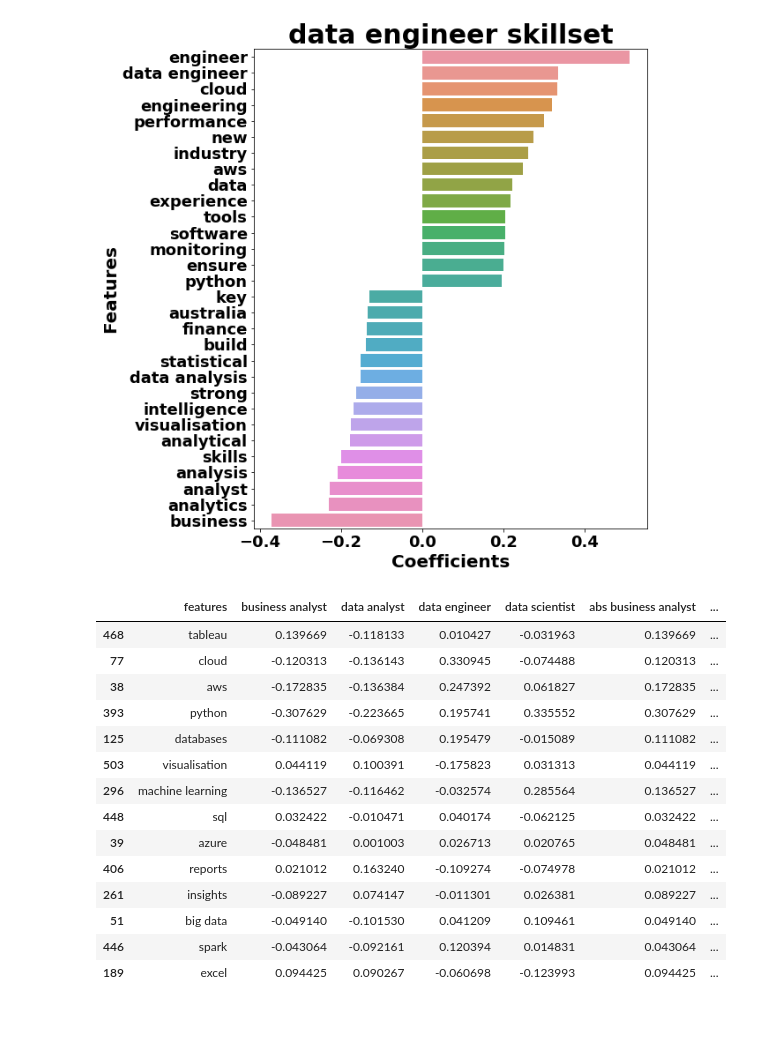
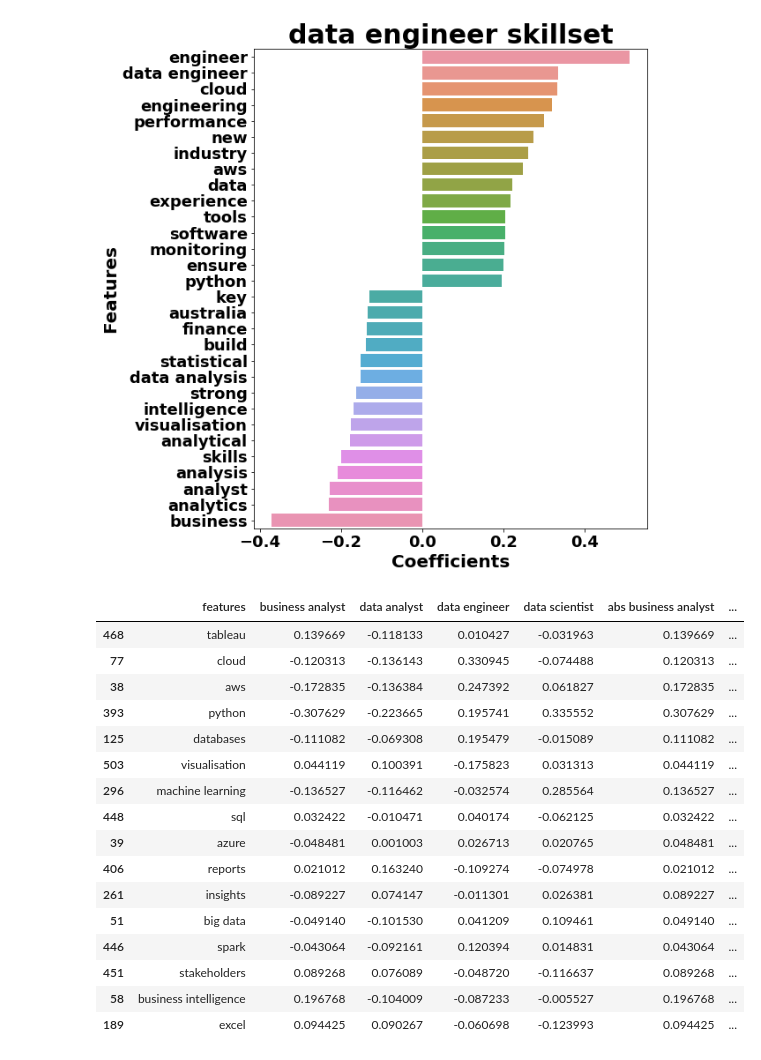
Before and after one commit to alfredzou/Web-Scraping-Indeed, a Jupyter notebook: Web Scraping Indeed.ipynb, the cells around one changed output. Cells and saved outputs as stored; diff of their text form; code cells hidden in the pictures; blank space fills up the shorter version.

```diff
--- a/Web Scraping Indeed.ipynb
+++ b/Web Scraping Indeed.ipynb
@@ -795,32 +795,34 @@ plotter('data engineer')
 # %%
 # Manually selecting the key features
 
 features_list = ['tableau','cloud','aws','python','databases','visualisation','machine learning','sql','azure','reports','insights','big data','spss','sas','google','hadoop',
-                'spark']
+                'spark','dashboard','stakeholders','business intelligence']
 exact_feature = ['r','excel']
 features_df = pd.DataFrame(columns=logr_coefs.columns)
 for feature in features_list:
     foo = logr_coefs[logr_coefs['features'].str.contains(feature)]
     features_df = pd.concat([features_df,foo],axis=0)
 for feature in exact_feature:
     foo = logr_coefs[logr_coefs['features']== feature]
     features_df = pd.concat([features_df,foo],axis=0)
 features_df
 # %% [output]
 |  | features | business analyst | data analyst | data engineer | data scientist | abs business analyst | ... |
 | 468 | tableau | 0.139669 | -0.118133 | 0.010427 | -0.031963 | 0.139669 | ... |
 | 77 | cloud | -0.120313 | -0.136143 | 0.330945 | -0.074488 | 0.120313 | ... |
 | 38 | aws | -0.172835 | -0.136384 | 0.247392 | 0.061827 | 0.172835 | ... |
 | 393 | python | -0.307629 | -0.223665 | 0.195741 | 0.335552 | 0.307629 | ... |
 | 125 | databases | -0.111082 | -0.069308 | 0.195479 | -0.015089 | 0.111082 | ... |
 | 503 | visualisation | 0.044119 | 0.100391 | -0.175823 | 0.031313 | 0.044119 | ... |
 | 296 | machine learning | -0.136527 | -0.116462 | -0.032574 | 0.285564 | 0.136527 | ... |
 | 448 | sql | 0.032422 | -0.010471 | 0.040174 | -0.062125 | 0.032422 | ... |
 | 39 | azure | -0.048481 | 0.001003 | 0.026713 | 0.020765 | 0.048481 | ... |
 | 406 | reports | 0.021012 | 0.163240 | -0.109274 | -0.074978 | 0.021012 | ... |
 | 261 | insights | -0.089227 | 0.074147 | -0.011301 | 0.026381 | 0.089227 | ... |
 | 51 | big data | -0.049140 | -0.101530 | 0.041209 | 0.109461 | 0.049140 | ... |
 | 446 | spark | -0.043064 | -0.092161 | 0.120394 | 0.014831 | 0.043064 | ... |
+| 451 | stakeholders | 0.089268 | 0.076089 | -0.048720 | -0.116637 | 0.089268 | ... |
+| 58 | business intelligence | 0.196768 | -0.104009 | -0.087233 | -0.005527 | 0.196768 | ... |
 | 189 | excel | 0.094425 | 0.090267 | -0.060698 | -0.123993 | 0.094425 | ... |
 # %%
 # Definning a plotter to visualise description weights on predicting job title
```
Also changed, not shown: parts of 5 cells of this notebook, 4 other files.
